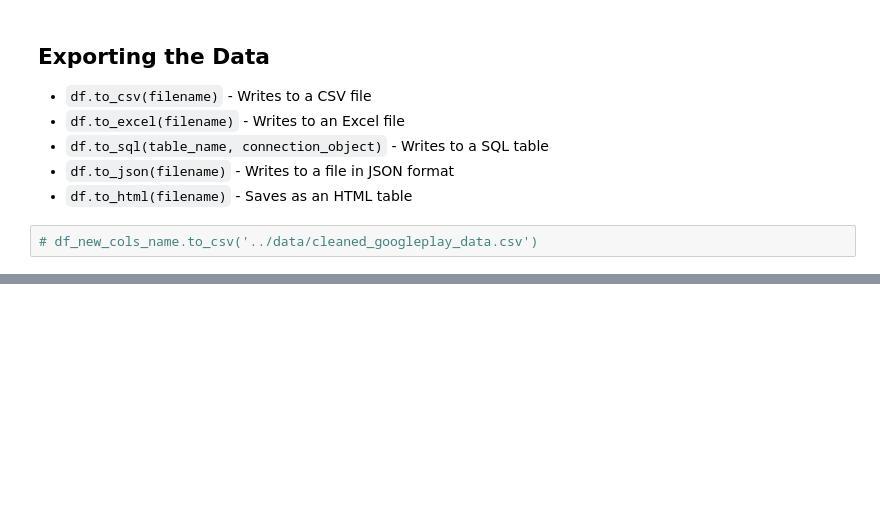
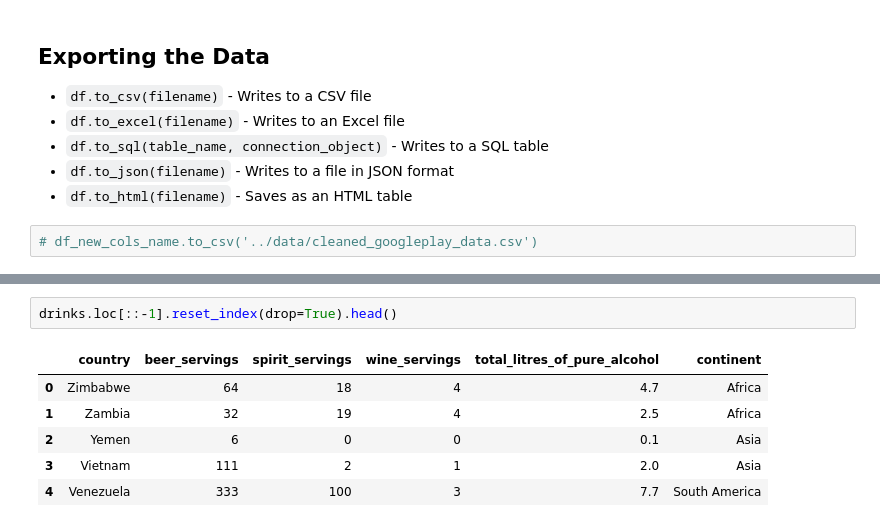
Before and after one commit to Tamoghna-Saha/python_tutorials_notebook, a Jupyter notebook: data_science/Pandas.ipynb, the cells around one changed output, grey strips where cells are left out. Cells and saved outputs as stored; diff of their text form; blank space fills up the shorter version.

```diff
--- a/data_science/Pandas.ipynb
+++ b/data_science/Pandas.ipynb
@@ -596,0 +675,9 @@ df_bar.plot.scatter(x='Rating', y='Reviews')
+# %%
+drinks.loc[::-1].reset_index(drop=True).head()
+# %% [output]
+|  | country | beer_servings | spirit_servings | wine_servings | total_litres_of_pure_alcohol | continent |
+| 0 | Zimbabwe | 64 | 18 | 4 | 4.7 | Africa |
+| 1 | Zambia | 32 | 19 | 4 | 2.5 | Africa |
+| 2 | Yemen | 6 | 0 | 0 | 0.1 | Asia |
+| 3 | Vietnam | 111 | 2 | 1 | 2.0 | Asia |
+| 4 | Venezuela | 333 | 100 | 3 | 7.7 | South America |
```
Also changed, not shown: parts of 44 cells of this notebook.
